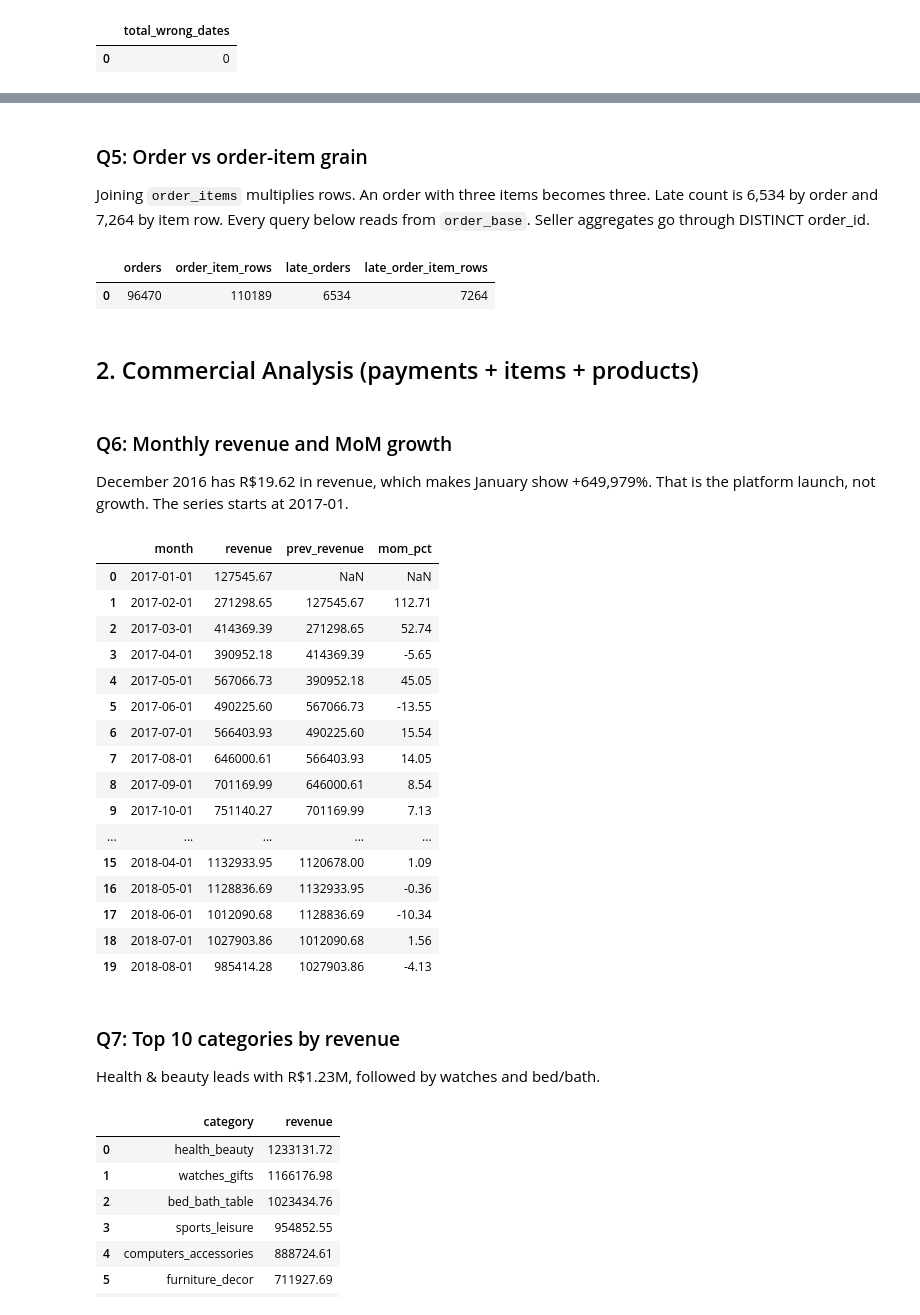
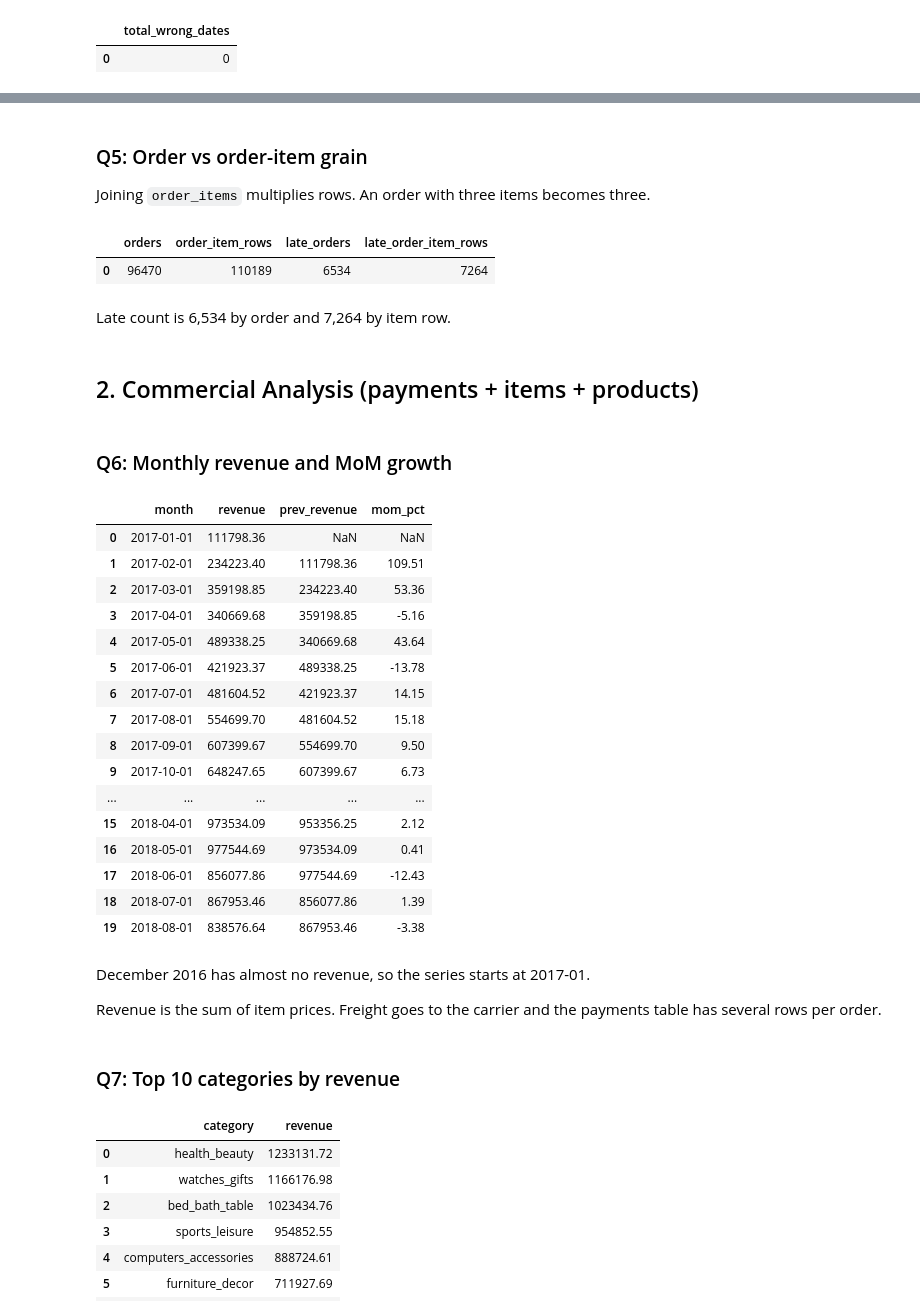
Before and after one commit to arocasim/olist_delivery_risk, a Jupyter notebook: notebooks/04_sql_analysis.ipynb, the cells around one changed output, grey strips where cells are left out. Saved outputs shown, nothing was run; the diff lists cells and outputs as text; code cells hidden in the pictures.

```diff
--- a/notebooks/04_sql_analysis.ipynb
+++ b/notebooks/04_sql_analysis.ipynb
@@ -139,8 +146,6 @@ duckdb.sql("""
 # %% [markdown]
 ### Q5: Order vs order-item grain
 Joining `order_items` multiplies rows. An order with three items becomes three.
-Late count is 6,534 by order and 7,264 by item row.
-Every query below reads from `order_base`. Seller aggregates go through DISTINCT order_id.
 # %%
 duckdb.sql("""
     SELECT
@@ -154,58 +159,61 @@ duckdb.sql("""
 # %% [output]
 |  | orders | order_item_rows | late_orders | late_order_item_rows |
 | 0 | 96470 | 110189 | 6534 | 7264 |
+# %% [markdown]
+Late count is 6,534 by order and 7,264 by item row.
 # %% [markdown]
 ## 2. Commercial Analysis (payments + items + products)
 # %% [markdown]
 ### Q6: Monthly revenue and MoM growth
-December 2016 has R$19.62 in revenue, which makes January show +649,979%.
-That is the platform launch, not growth. The series starts at 2017-01.
 # %%
 duckdb.sql("""
     WITH monthly AS (
         SELECT DATE_TRUNC('month', o.order_purchase_timestamp) AS month,
-               SUM(p.payment_value) AS revenue
+               SUM(oi.price) AS revenue
         FROM orders o
-        JOIN payments p
-            ON o.order_id = p.order_id
+        JOIN order_items oi ON o.order_id = oi.order_id
         WHERE o.order_status = 'delivered'
-            AND o.order_purchase_timestamp >= DATE '2017-01-01'
+          AND o.order_purchase_timestamp >= DATE '2017-01-01'
         GROUP BY 1
     ),
     with_lag AS (
         SELECT month, revenue,
                LAG(revenue) OVER (ORDER BY month) AS prev_revenue
         FROM monthly
     )
 
     SELECT month,
            ROUND(revenue, 2) AS revenue,
            ROUND(prev_revenue, 2) AS prev_revenue,
            ROUND((revenue - prev_revenue) * 100.0 / prev_revenue, 2) AS mom_pct
     FROM with_lag
-    ORDER BY month;
+    ORDER BY month
 """).df()
 # %% [output]
 |  | month | revenue | prev_revenue | mom_pct |
-| 0 | 2017-01-01 | 127545.67 | NaN | NaN |
-| 1 | 2017-02-01 | 271298.65 | 127545.67 | 112.71 |
-| 2 | 2017-03-01 | 414369.39 | 271298.65 | 52.74 |
-| 3 | 2017-04-01 | 390952.18 | 414369.39 | -5.65 |
-| 4 | 2017-05-01 | 567066.73 | 390952.18 | 45.05 |
-| 5 | 2017-06-01 | 490225.60 | 567066.73 | -13.55 |
-| 6 | 2017-07-01 | 566403.93 | 490225.60 | 15.54 |
-| 7 | 2017-08-01 | 646000.61 | 566403.93 | 14.05 |
-| 8 | 2017-09-01 | 701169.99 | 646000.61 | 8.54 |
-| 9 | 2017-10-01 | 751140.27 | 701169.99 | 7.13 |
+| 0 | 2017-01-01 | 111798.36 | NaN | NaN |
+| 1 | 2017-02-01 | 234223.40 | 111798.36 | 109.51 |
+| 2 | 2017-03-01 | 359198.85 | 234223.40 | 53.36 |
+| 3 | 2017-04-01 | 340669.68 | 359198.85 | -5.16 |
+| 4 | 2017-05-01 | 489338.25 | 340669.68 | 43.64 |
+| 5 | 2017-06-01 | 421923.37 | 489338.25 | -13.78 |
+| 6 | 2017-07-01 | 481604.52 | 421923.37 | 14.15 |
+| 7 | 2017-08-01 | 554699.70 | 481604.52 | 15.18 |
+| 8 | 2017-09-01 | 607399.67 | 554699.70 | 9.50 |
+| 9 | 2017-10-01 | 648247.65 | 607399.67 | 6.73 |
 | ... | ... | ... | ... | ... |
-| 15 | 2018-04-01 | 1132933.95 | 1120678.00 | 1.09 |
-| 16 | 2018-05-01 | 1128836.69 | 1132933.95 | -0.36 |
-| 17 | 2018-06-01 | 1012090.68 | 1128836.69 | -10.34 |
-| 18 | 2018-07-01 | 1027903.86 | 1012090.68 | 1.56 |
-| 19 | 2018-08-01 | 985414.28 | 1027903.86 | -4.13 |
+| 15 | 2018-04-01 | 973534.09 | 953356.25 | 2.12 |
+| 16 | 2018-05-01 | 977544.69 | 973534.09 | 0.41 |
+| 17 | 2018-06-01 | 856077.86 | 977544.69 | -12.43 |
+| 18 | 2018-07-01 | 867953.46 | 856077.86 | 1.39 |
+| 19 | 2018-08-01 | 838576.64 | 867953.46 | -3.38 |
+# %% [markdown]
+December 2016 has almost no revenue, so the series starts at 2017-01.
+
+Revenue is the sum of item prices. Freight goes to the carrier and the payments table has
+several rows per order.
 # %% [markdown]
 ### Q7: Top 10 categories by revenue
-Health & beauty leads with R$1.23M, followed by watches and bed/bath.
 # %%
 duckdb.sql("""
     SELECT t.product_category_name_english AS category,
```
Also changed, not shown: parts of 45 cells of this notebook, 2 other files.
